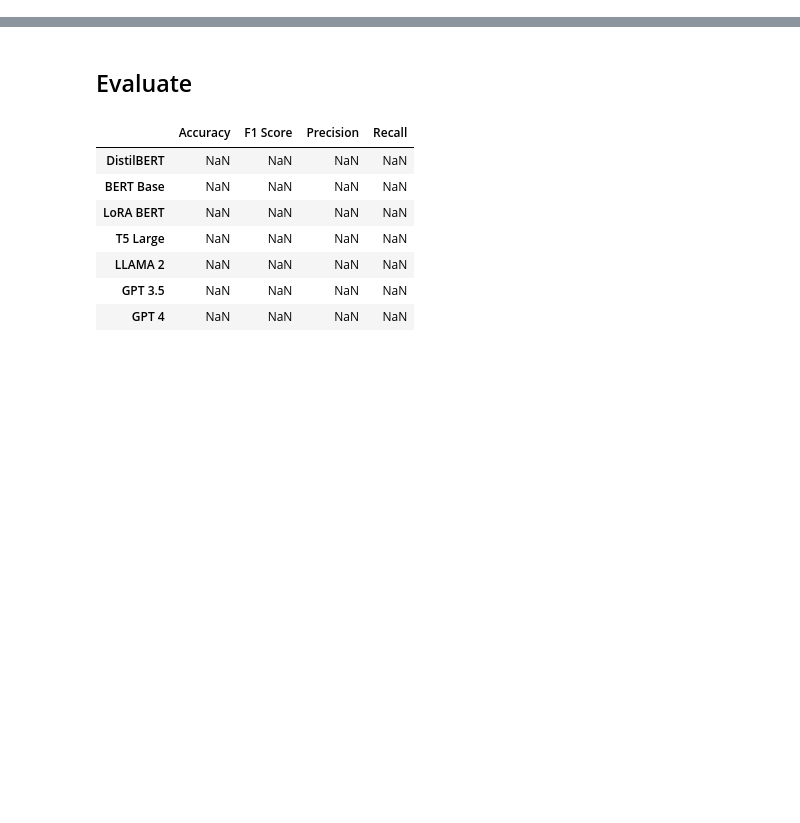
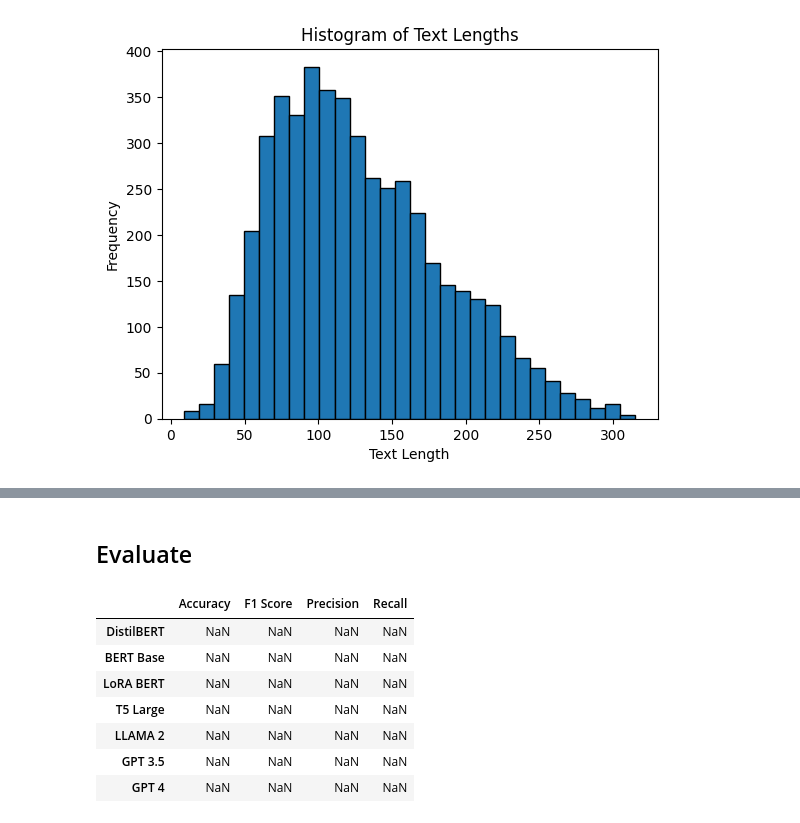
Before and after one commit to emrekuruu/Fine-Tune, a Jupyter notebook: evaluation.ipynb, the cells around one changed output, grey strips where cells are left out. Saved outputs shown, nothing was run; the diff lists cells and outputs as text; code cells hidden in the pictures; blank space fills up the shorter version.

```diff
--- a/evaluation.ipynb
+++ b/evaluation.ipynb
@@ -7 +12,10 @@ import numpy as np
+# %%
+df['text_length'] = df['sentence'].apply(len)
+plt.hist(df['text_length'], bins=30, edgecolor='black')
+plt.title('Histogram of Text Lengths')
+plt.xlabel('Text Length')
+plt.ylabel('Frequency')
+plt.show()
+# %% [output]
+[figure, added]
 # %%
```
Also changed, not shown: parts of 7 cells of this notebook, 8 other files.
